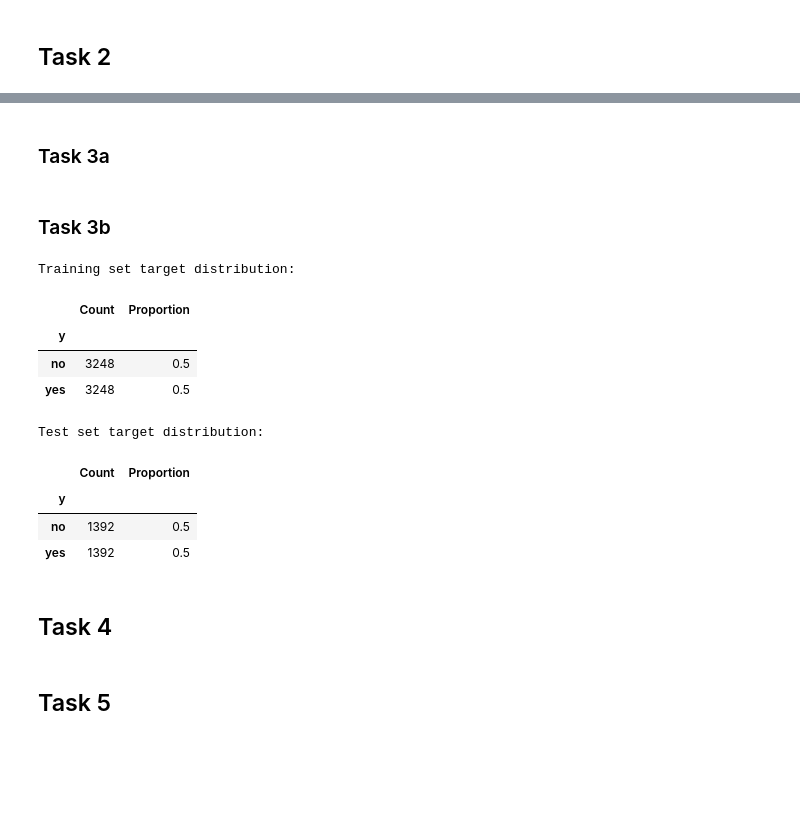
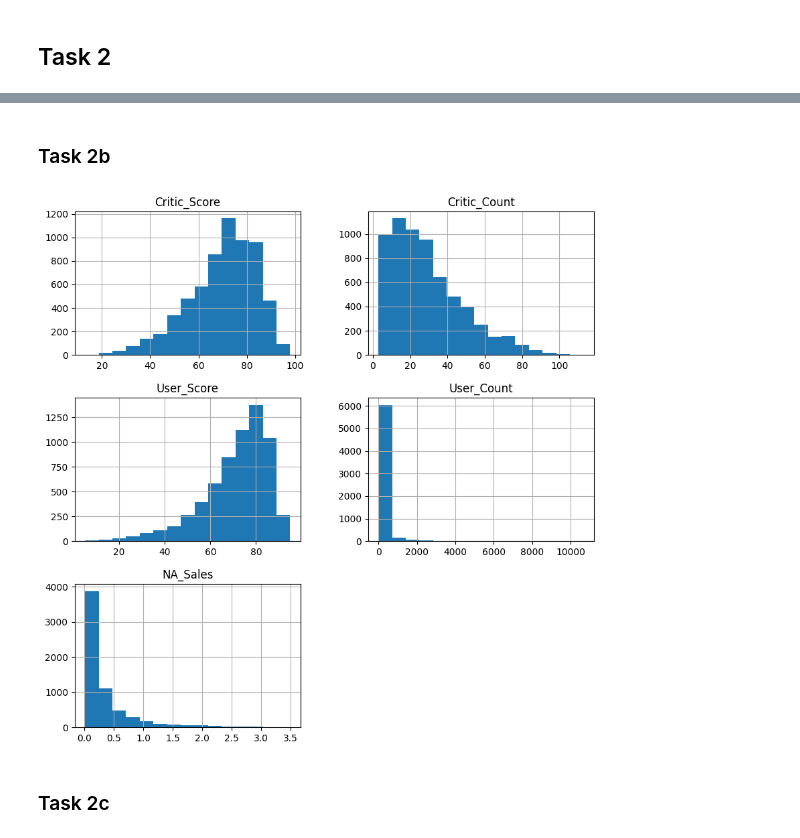
Before and after one commit to owen-simon/IS-6482-data-mining, a Jupyter notebook: Week 7/A4_Simon_Owen.ipynb, the cells around one changed output, grey strips where cells are left out. Saved outputs shown, nothing was run; the diff lists cells and outputs as text; code cells hidden in the pictures; blank space fills up the shorter version.

```diff
--- a/Week 7/A4_Simon_Owen.ipynb
+++ b/Week 7/A4_Simon_Owen.ipynb
@@ -94,0 +41,4 @@ memory usage: 827.1 KB
+# %%
+# Load Data
+drive.mount('/content/drive')
+NA_sales = pd.read_csv('/content/drive/MyDrive/Data/NA_sales_filtered.csv')
@@ -133,2 +105,2 @@ X_encoded.head()
 # %% [markdown]
-### Task 3a
+### Task 2b
@@ -144,38 +107,8 @@ X_train, X_test, y_train, y_test = train_test_split(
+# %%
+# Use the hist() function from pandas.DataFrame to plot the histogram of the numeric columns with 15 bins
+NA_sales.hist(bins=15, figsize=(10, 10))
+plt.show()
+# %% [output]
+[figure, added]
 # %% [markdown]
-### Task 3b
+### Task 2c
-# %%
-# Training set summary
-train_summary = (
-    y_train
-    .value_counts()
-    .to_frame(name="Count")
-)
-train_summary["Proportion"] = train_summary["Count"] / train_summary["Count"].sum()
-
-# Test set summary
-test_summary = (
-    y_test
-    .value_counts()
-    .to_frame(name="Count")
-)
-test_summary["Proportion"] = test_summary["Count"] / test_summary["Count"].sum()
-
-# print summaries
-print("Training set target distribution:")
-display(train_summary)
-
-print("\nTest set target distribution:")
-display(test_summary)
-# %% [output]
-Training set target distribution:
-|  | Count | Proportion |
-| y |  |  |
-| no | 3248 | 0.5 |
-| yes | 3248 | 0.5 |
-Test set target distribution:
-|  | Count | Proportion |
-| y |  |  |
-| no | 1392 | 0.5 |
-| yes | 1392 | 0.5 |
-# %% [markdown]
-## Task 4
@@ -195,2 +114,0 @@ for alpha in ccp_alphas:
-# %% [markdown]
-## Task 5
```
Also changed, not shown: parts of 32 cells of this notebook.
